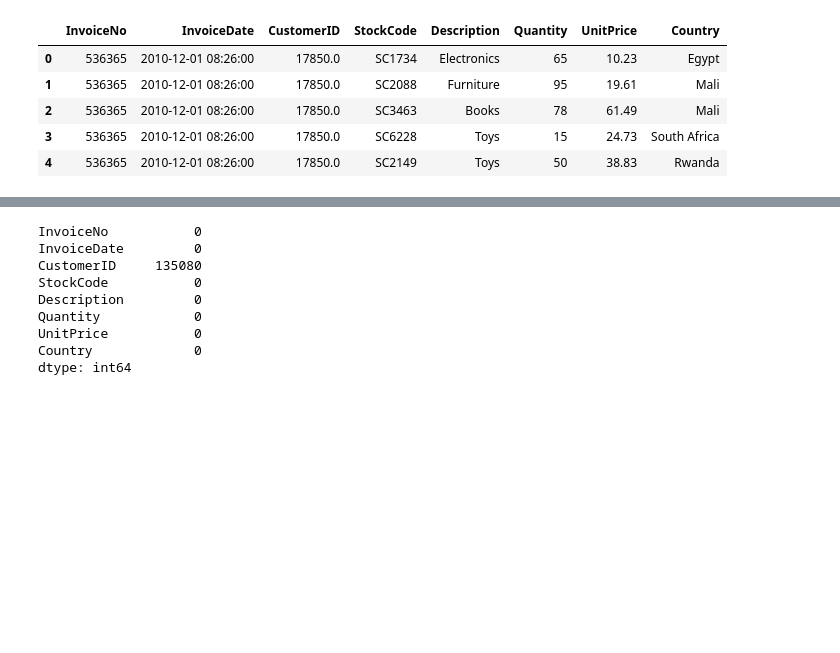
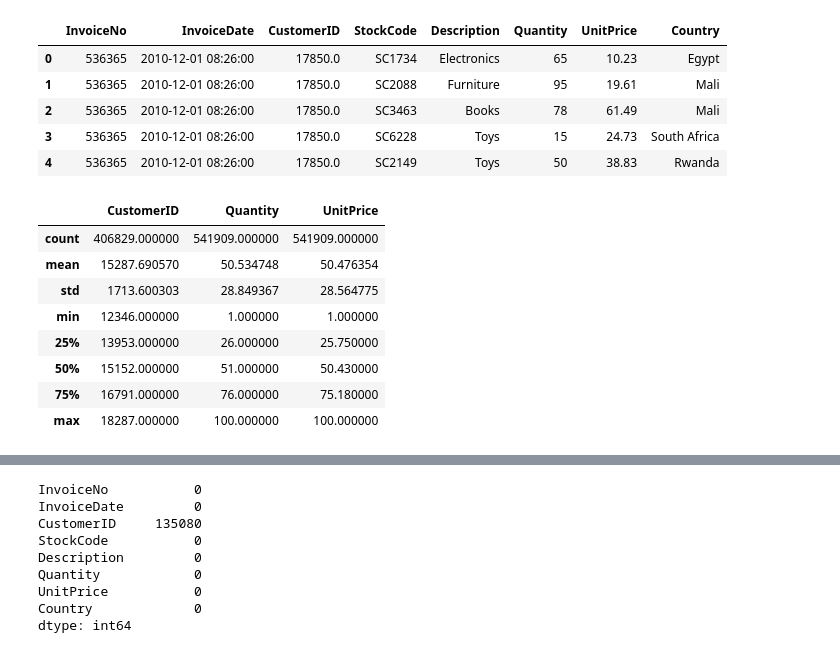
Before and after one commit to DaVinciAyo/Cohort-ecom, a Jupyter notebook: notebooks/ecom.ipynb, the cells around one changed output, grey strips where cells are left out. Drawn from its saved outputs; the diff is of its cells as text; code cells hidden in the pictures; blank space fills up the shorter version.

Commit message:
Data loaded

```diff
--- a/notebooks/ecom.ipynb
+++ b/notebooks/ecom.ipynb
@@ -17,3 +17,16 @@ data.head()
 | 2 | 536365 | 2010-12-01 08:26:00 | 17850.0 | SC3463 | Books | 78 | 61.49 | Mali |
 | 3 | 536365 | 2010-12-01 08:26:00 | 17850.0 | SC6228 | Toys | 15 | 24.73 | South Africa |
 | 4 | 536365 | 2010-12-01 08:26:00 | 17850.0 | SC2149 | Toys | 50 | 38.83 | Rwanda |
+# %%
+#stats of the data
+data.describe()
+# %% [output]
+|  | CustomerID | Quantity | UnitPrice |
+| count | 406829.000000 | 541909.000000 | 541909.000000 |
+| mean | 15287.690570 | 50.534748 | 50.476354 |
+| std | 1713.600303 | 28.849367 | 28.564775 |
+| min | 12346.000000 | 1.000000 | 1.000000 |
+| 25% | 13953.000000 | 26.000000 | 25.750000 |
+| 50% | 15152.000000 | 51.000000 | 50.430000 |
+| 75% | 16791.000000 | 76.000000 | 75.180000 |
+| max | 18287.000000 | 100.000000 | 100.000000 |
```
Also changed, not shown: parts of 5 cells of this notebook.
